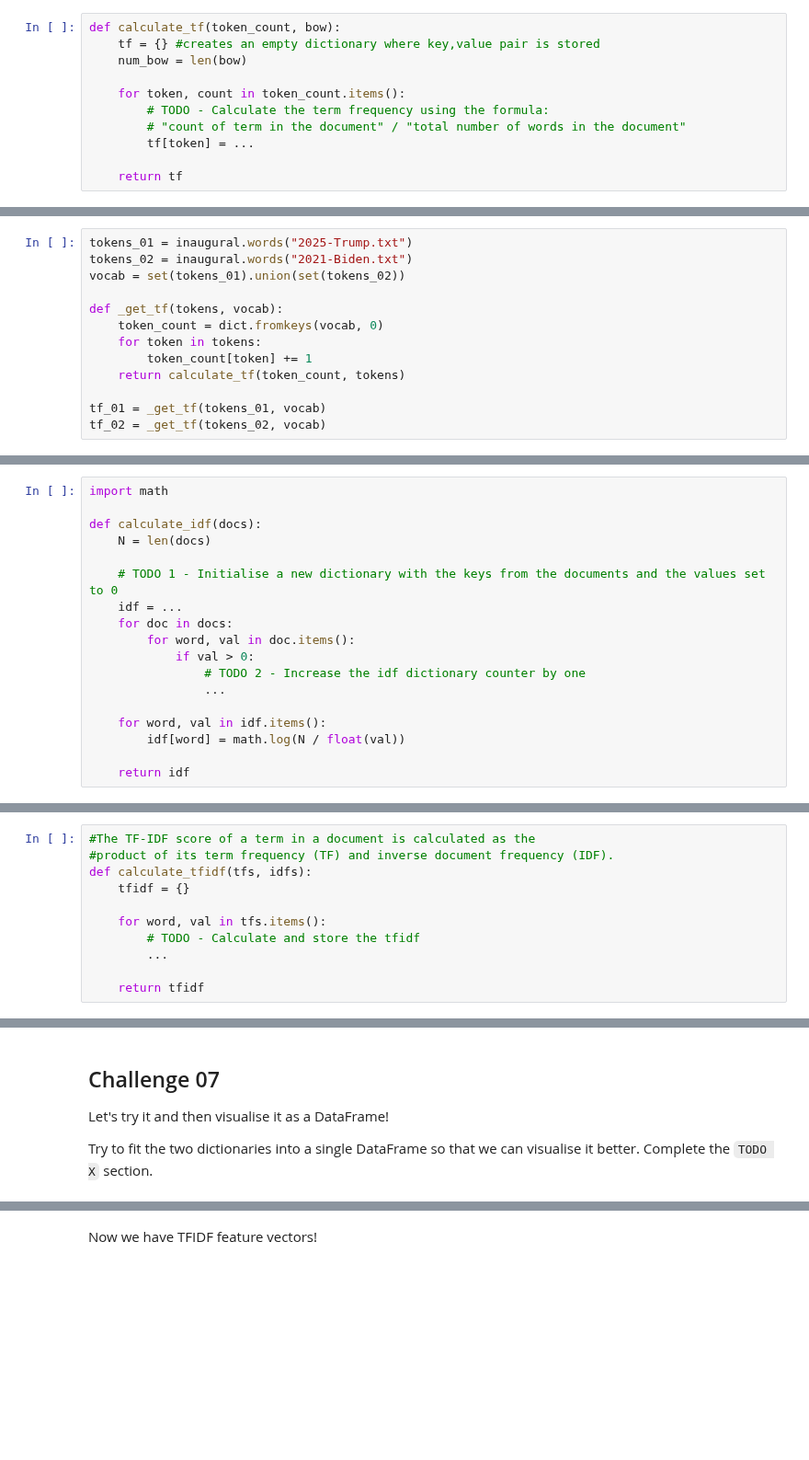
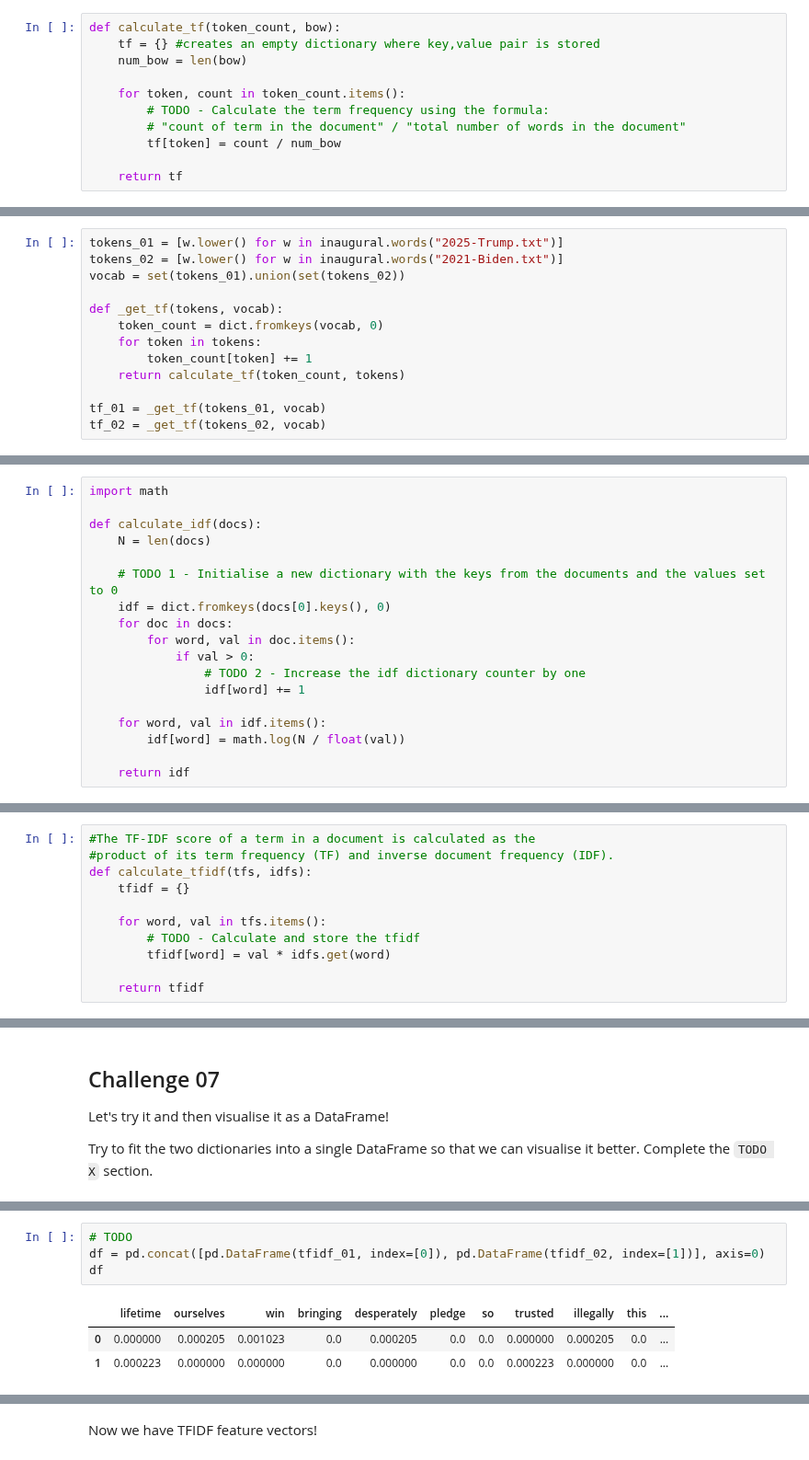
Before and after one commit to jackiemalooly/NLP-2026, a Jupyter notebook: lab03/Lab03-Feature-Vectors.ipynb, the cells around one changed output, grey strips where cells are left out. Shown at 92% size. Saved outputs shown, nothing was run; the diff lists cells and outputs as text; blank space fills up the shorter version.

```diff
--- a/lab03/Lab03-Feature-Vectors.ipynb
+++ b/lab03/Lab03-Feature-Vectors.ipynb
@@ -169,14 +226,14 @@ def calculate_tf(token_count, bow):
     for token, count in token_count.items():
         # TODO - Calculate the term frequency using the formula:
         # "count of term in the document" / "total number of words in the document"
-        tf[token] = ...
+        tf[token] = count / num_bow
 
     return tf
 # %% [markdown]
 Let's try it!
 # %%
-tokens_01 = inaugural.words("2025-Trump.txt")
-tokens_02 = inaugural.words("2021-Biden.txt")
+tokens_01 = [w.lower() for w in inaugural.words("2025-Trump.txt")]
+tokens_02 = [w.lower() for w in inaugural.words("2021-Biden.txt")]
 vocab = set(tokens_01).union(set(tokens_02))
 
 def _get_tf(tokens, vocab):
@@ -201,12 +262,12 @@ def calculate_idf(docs):
     N = len(docs)
 
     # TODO 1 - Initialise a new dictionary with the keys from the documents and the values set to 0
-    idf = ...
+    idf = dict.fromkeys(docs[0].keys(), 0)
     for doc in docs:
         for word, val in doc.items():
             if val > 0:
                 # TODO 2 - Increase the idf dictionary counter by one
-                ...
+                idf[word] += 1
 
     for word, val in idf.items():
         idf[word] = math.log(N / float(val))
@@ -232,7 +297,7 @@ def calculate_tfidf(tfs, idfs):
 
     for word, val in tfs.items():
         # TODO - Calculate and store the tfidf
-        ...
+        tfidf[word] = val * idfs.get(word)
 
     return tfidf
 # %% [markdown]
@@ -255,0 +321,8 @@ df
+# %%
+# TODO
+df = pd.concat([pd.DataFrame(tfidf_01, index=[0]), pd.DataFrame(tfidf_02, index=[1])], axis=0)
+df
+# %% [output]
+|  | lifetime | ourselves | win | bringing | desperately | pledge | so | trusted | illegally | this | ... |
+| 0 | 0.000000 | 0.000205 | 0.001023 | 0.0 | 0.000205 | 0.0 | 0.0 | 0.000000 | 0.000205 | 0.0 | ... |
+| 1 | 0.000223 | 0.000000 | 0.000000 | 0.0 | 0.000000 | 0.0 | 0.0 | 0.000223 | 0.000000 | 0.0 | ... |
```
Also changed, not shown: parts of 26 cells of this notebook, 2 other files.
